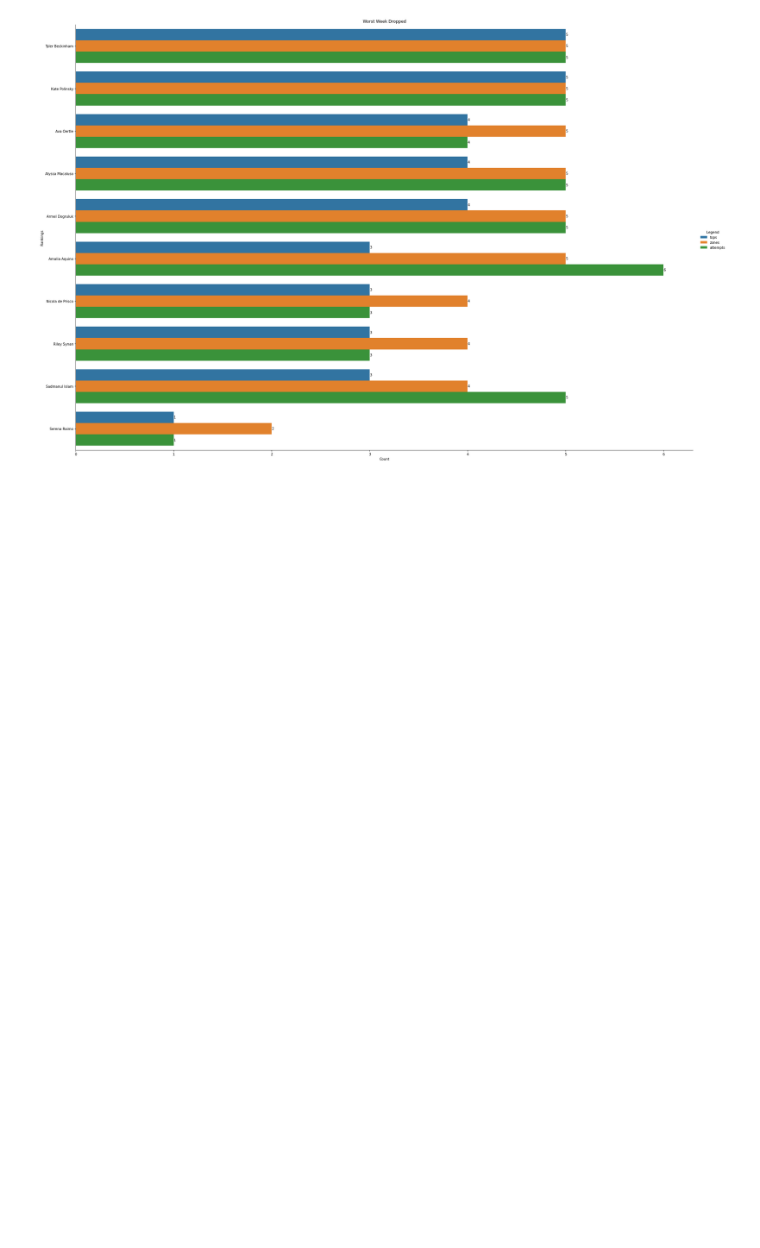
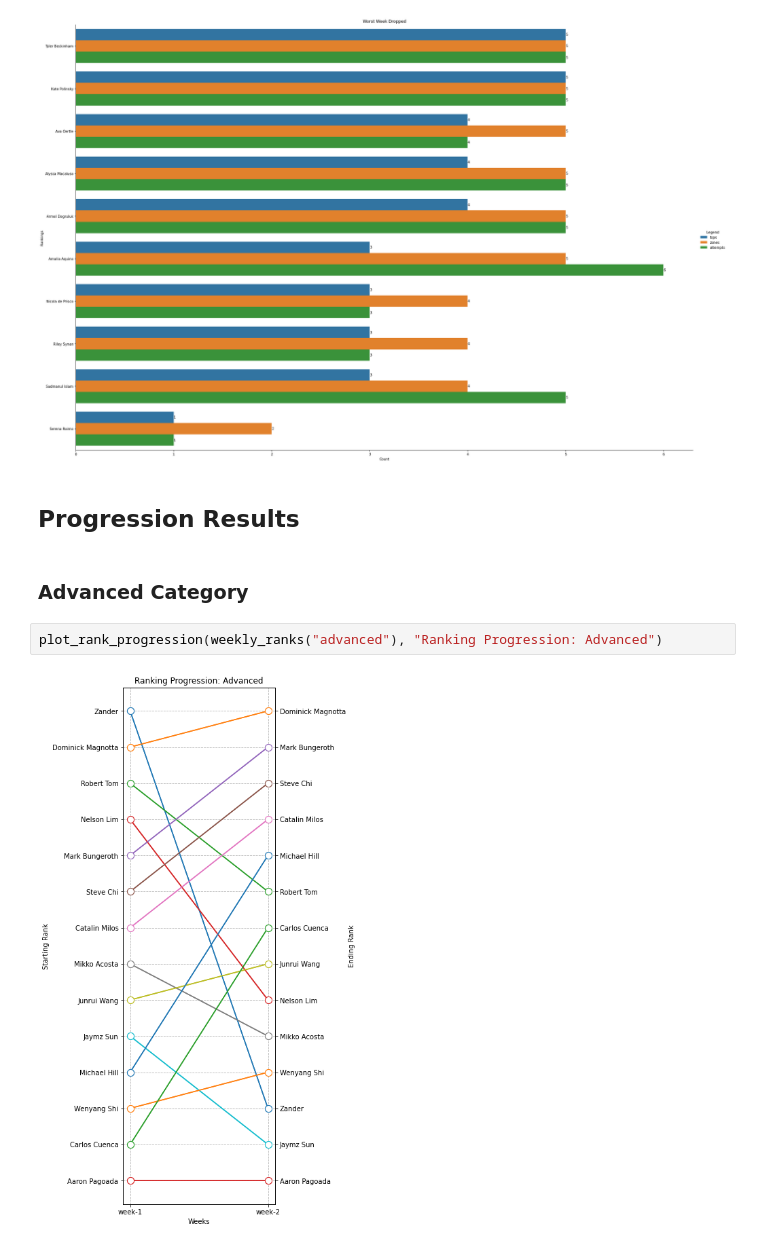
Before and after one commit to jamal-ahmad/bkb-league-scores, a Jupyter notebook: climbing-results.ipynb, the cells around one changed output. Drawn from its saved outputs; the diff is of its cells as text; blank space fills up the shorter version.

Commit message:
add weekly rank progression plots

```diff
--- a/climbing-results.ipynb
+++ b/climbing-results.ipynb
@@ -279,3 +352,11 @@ Ranking (Worst Week Dropped)
 | Serena Raimo | 10 | 1 | 2 | 1 | {"tops": 1, "zones": 2, "attempts... |
 [figure]
 [figure]
+# %% [markdown]
+## Progression Results
+# %% [markdown]
+### Advanced Category
+# %%
+plot_rank_progression(weekly_ranks("advanced"), "Ranking Progression: Advanced")
+# %% [output]
+[figure, added]
```
Also changed, not shown: parts of 14 cells of this notebook, 1 other file.
